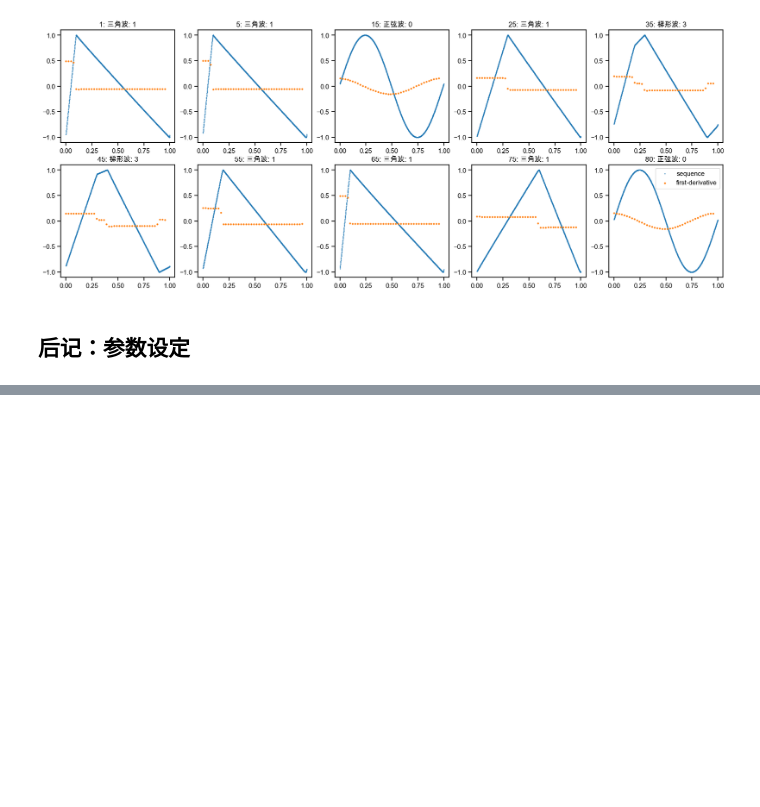
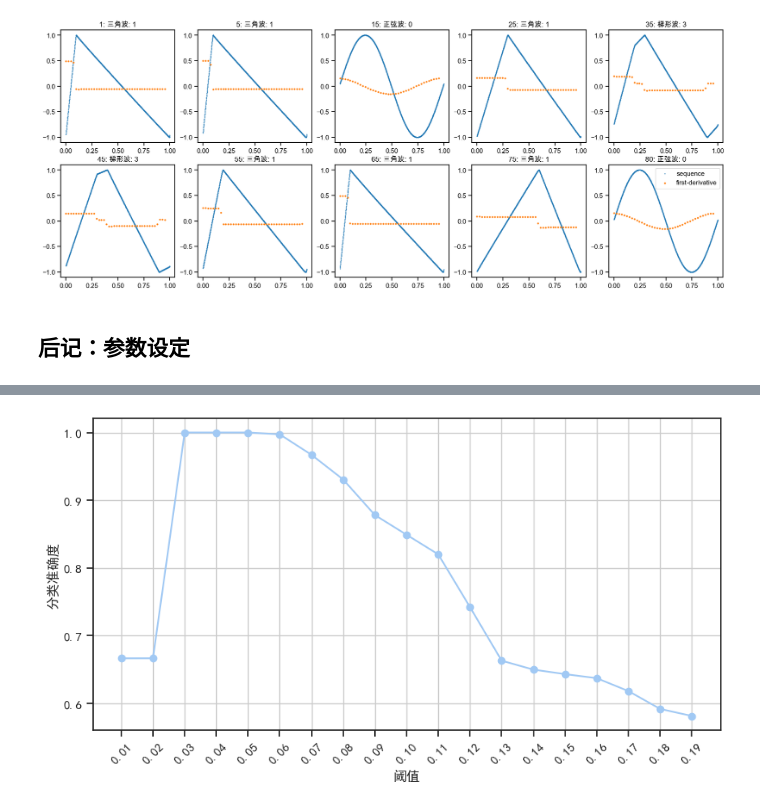
Before and after one commit to DURUII/Contest-CPMCM2024-C, a Jupyter notebook: Prob1.ipynb, the cells around one changed output, grey strips where cells are left out. Saved outputs shown, nothing was run; the diff lists cells and outputs as text; code cells hidden in the pictures; blank space fills up the shorter version.

```diff
--- a/Prob1.ipynb
+++ b/Prob1.ipynb
@@ -222,0 +225,95 @@ set_eps = [0.01, 0.02, 0.05, 0.1, 0.2, 0.5, 1]
+# %%
+import platform
+import pandas as pd
+import pickle
+import numpy as np
+import matplotlib.pyplot as plt
+import seaborn as sns
+import os
+from utils import *
+from tqdm.auto import tqdm
+import warnings
+warnings.filterwarnings('ignore')
+
+sns.set_context('notebook')
+sns.set_theme(style="ticks", palette="pastel")
+if platform.system() == 'Windows':
+    plt.rcParams['font.sans-serif'] = ['SimHei']
+    plt.rcParams['axes.unicode_minus'] = False
+else:  # Mac or other systems
+    plt.rcParams['font.family'] = ['Arial Unicode MS']
+
+# preprocess and load data
+filepath = 'train_data.pkl'
+if not os.path.exists(filepath):
+    general_process(output_filepath=filepath)
+with open(filepath, 'rb') as fin:
+    df = pickle.load(fin)
+
+# normalize all waveforms to the range [-1, 1] for better classification
+df['flux_density'] = df['flux_density'].apply(
+    lambda x: 2 * (x - np.min(x)) / (np.max(x) - np.min(x)) - 1)
+
+def break_counter(sequence, step=25, eps=0.05, verbose=False):
+    """ count the number of the "change"
+    of the first_derivative is bigger than eps """
+    first_derivative = np.diff(sequence[::step])
+    # second_derivative = np.diff(first_derivative)
+    pivots = []
+    for j in range(len(first_derivative) - 1):
+        if np.abs(first_derivative[j+1] - first_derivative[j]) > eps:
+            if not pivots or j - pivots[-1] > 2:
+                pivots.append(j)
+    if verbose:
+        print(pivots)
+    return len(pivots)
+
+def evaluate_thresholds(thresholds, step=25):
+    accuracies = []
+
+    for eps in thresholds:
+        correct_count = 0
+        total_count = 0
+
+        for _ in range(10_000):
+            # 评估正弦波
+            sequence = df[df['type_waveform'] == '正弦波'].sample(1)['flux_density'].values[0]
+            if break_counter(sequence, step=step, eps=eps) == 0:
+                correct_count += 1
+
+            # 评估三角波
+            record = df[df['type_waveform'] == '三角波'].sample(1)
+            sequence = record.iloc[0, -1]
+            break_count = break_counter(sequence, step=step, eps=eps)
+            if break_count in [1, 2]:
+                correct_count += 1
+
+            # 评估梯形波
+            record = df[df['type_waveform'] == '梯形波'].sample(1)
+            sequence = record.iloc[0, -1]
+            break_count = break_counter(sequence, step=step, eps=eps)
+            if break_count >= 3:
+                correct_count += 1
+
+            total_count += 3  # 每个波形类型各计一次
+
+        # 计算准确度
+        accuracy = correct_count / total_count
+        accuracies.append(accuracy)
+
+    return accuracies
+
+# 定义不同的阈值
+thresholds = np.arange(0.01, 0.2, 0.01)
+accuracies = evaluate_thresholds(thresholds)
+
+# 绘制准确度与阈值的关系图
+plt.figure(figsize=(10, 5))
+plt.plot(thresholds, accuracies, marker='o')
+plt.xlabel('阈值')
+plt.ylabel('分类准确度')
+plt.grid()
+plt.xticks(thresholds, rotation=45)
+plt.show()
+# %% [output]
+[figure, added]
```
Also changed, not shown: parts of 3 cells of this notebook.
